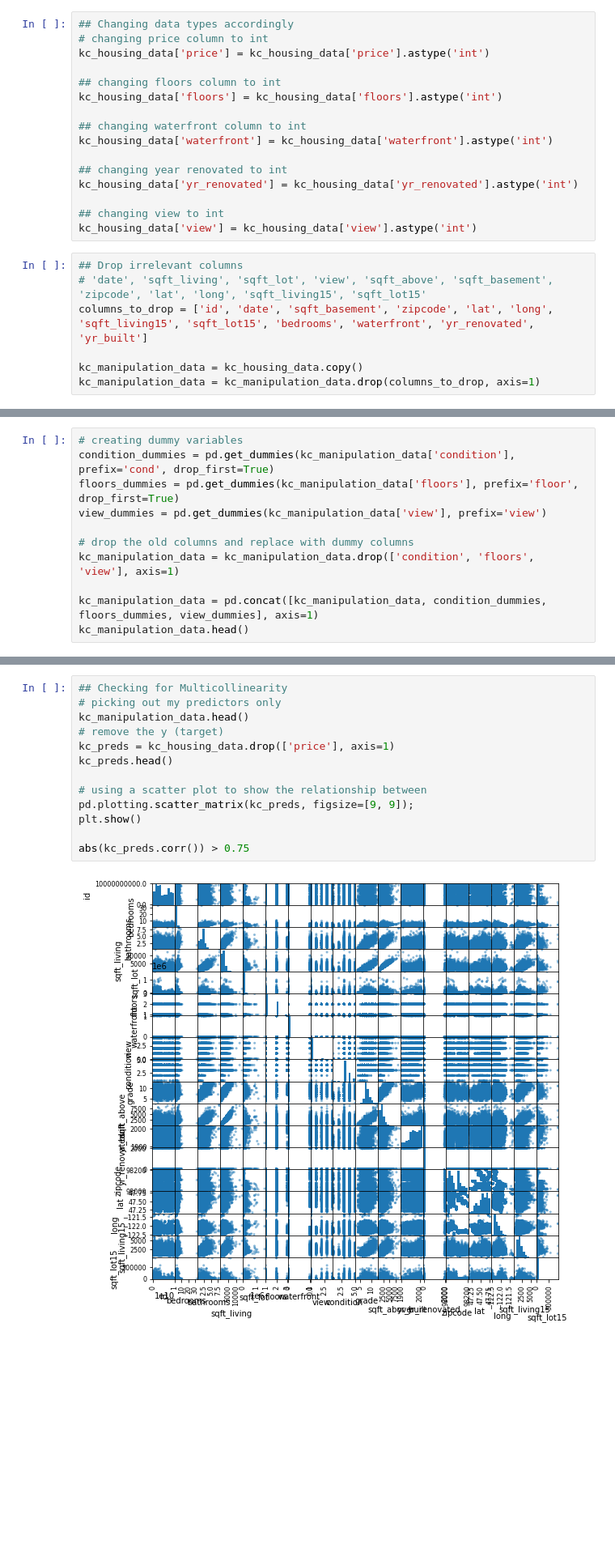
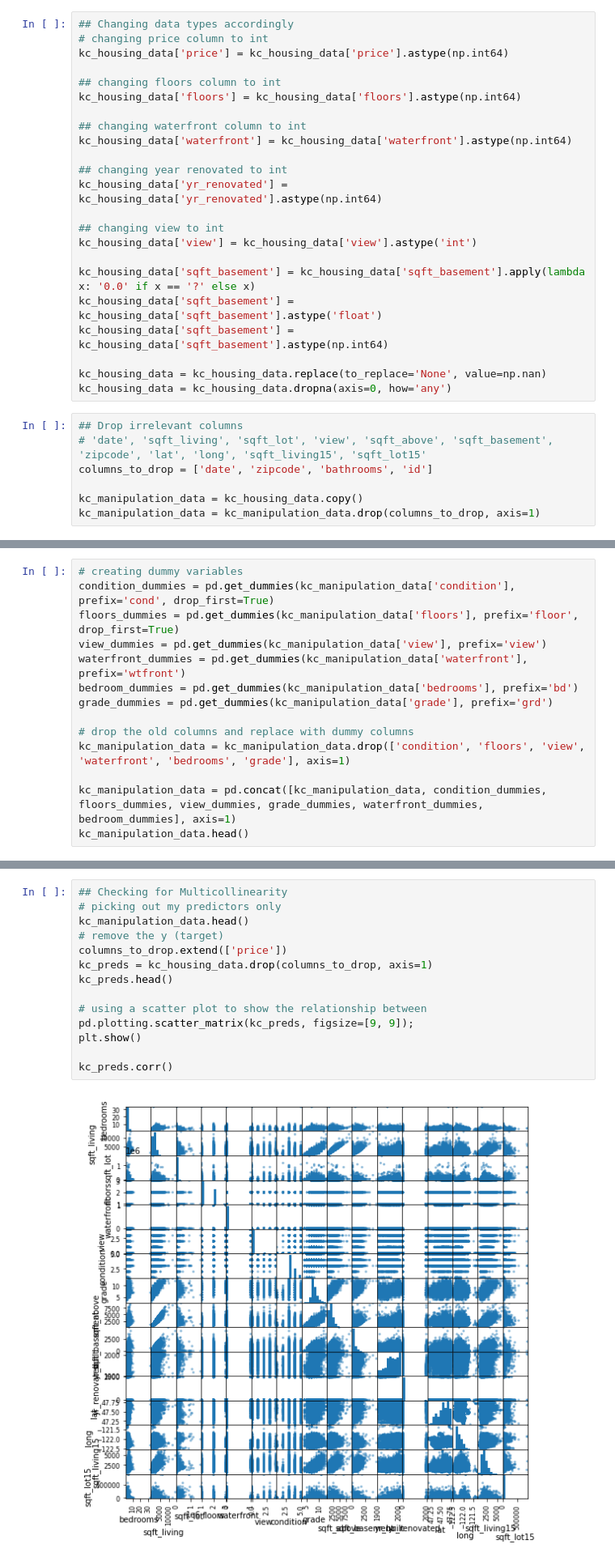
Before and after one commit to NicholusMagak/dsc-phase-2-project, a Jupyter notebook: student.ipynb, the cells around one changed output, grey strips where cells are left out. Shown at 81% size. Saved outputs shown, nothing was run; the diff lists cells and outputs as text; blank space fills up the shorter version.

```diff
--- a/student.ipynb
+++ b/student.ipynb
@@ -129,23 +129,30 @@ memory usage: 3.5+ MB
 # %%
 ## Changing data types accordingly
 # changing price column to int
-kc_housing_data['price'] = kc_housing_data['price'].astype('int')
+kc_housing_data['price'] = kc_housing_data['price'].astype(np.int64)
 
 ## changing floors column to int
-kc_housing_data['floors'] = kc_housing_data['floors'].astype('int')
+kc_housing_data['floors'] = kc_housing_data['floors'].astype(np.int64)
 
 ## changing waterfront column to int
-kc_housing_data['waterfront'] = kc_housing_data['waterfront'].astype('int')
+kc_housing_data['waterfront'] = kc_housing_data['waterfront'].astype(np.int64)
 
 ## changing year renovated to int
-kc_housing_data['yr_renovated'] = kc_housing_data['yr_renovated'].astype('int')
+kc_housing_data['yr_renovated'] = kc_housing_data['yr_renovated'].astype(np.int64)
 
 ## changing view to int
 kc_housing_data['view'] = kc_housing_data['view'].astype('int')
+
+kc_housing_data['sqft_basement'] = kc_housing_data['sqft_basement'].apply(lambda x: '0.0' if x == '?' else x)
+kc_housing_data['sqft_basement'] = kc_housing_data['sqft_basement'].astype('float')
+kc_housing_data['sqft_basement'] = kc_housing_data['sqft_basement'].astype(np.int64)
+
+kc_housing_data = kc_housing_data.replace(to_replace='None', value=np.nan)
+kc_housing_data = kc_housing_data.dropna(axis=0, how='any')
 # %%
 ## Drop irrelevant columns
 # 'date', 'sqft_living', 'sqft_lot', 'view', 'sqft_above', 'sqft_basement', 'zipcode', 'lat', 'long', 'sqft_living15', 'sqft_lot15'
-columns_to_drop = ['id', 'date', 'sqft_basement', 'zipcode', 'lat', 'long', 'sqft_living15', 'sqft_lot15', 'bedrooms', 'waterfront', 'yr_renovated', 'yr_built']
+columns_to_drop = ['date', 'zipcode', 'bathrooms', 'id']
 
 kc_manipulation_data = kc_housing_data.copy()
 kc_manipulation_data = kc_manipulation_data.drop(columns_to_drop, axis=1)
@@ -170,10 +243,13 @@ for xcol, ax in zip([ 'condition', 'floors', 'view', 'grade'], axes):
 condition_dummies = pd.get_dummies(kc_manipulation_data['condition'], prefix='cond', drop_first=True)
 floors_dummies = pd.get_dummies(kc_manipulation_data['floors'], prefix='floor', drop_first=True)
 view_dummies = pd.get_dummies(kc_manipulation_data['view'], prefix='view')
+waterfront_dummies = pd.get_dummies(kc_manipulation_data['waterfront'], prefix='wtfront')
+bedroom_dummies = pd.get_dummies(kc_manipulation_data['bedrooms'], prefix='bd')
+grade_dummies = pd.get_dummies(kc_manipulation_data['grade'], prefix='grd')
 
 # drop the old columns and replace with dummy columns
-kc_manipulation_data = kc_manipulation_data.drop(['condition', 'floors', 'view'], axis=1)
+kc_manipulation_data = kc_manipulation_data.drop(['condition', 'floors', 'view', 'waterfront', 'bedrooms', 'grade'], axis=1)
 
-kc_manipulation_data = pd.concat([kc_manipulation_data, condition_dummies, floors_dummies, view_dummies], axis=1)
+kc_manipulation_data = pd.concat([kc_manipulation_data, condition_dummies, floors_dummies, view_dummies, grade_dummies, waterfront_dummies, bedroom_dummies], axis=1)
 kc_manipulation_data.head()
 # %% [output]
@@ -188,15 +265,16 @@ kc_manipulation_data.head()
 # %%
 ## Checking for Multicollinearity
 # picking out my predictors only
 kc_manipulation_data.head()
 # remove the y (target)
-kc_preds = kc_housing_data.drop(['price'], axis=1)
+columns_to_drop.extend(['price'])
+kc_preds = kc_housing_data.drop(columns_to_drop, axis=1)
 kc_preds.head()
 
 # using a scatter plot to show the relationship between
 pd.plotting.scatter_matrix(kc_preds, figsize=[9, 9]);
 plt.show()
 
-abs(kc_preds.corr()) > 0.75
+kc_preds.corr()
 # %% [output]
-[figure, old version]
+[figure, new version]
```
Also changed, not shown: parts of 23 cells of this notebook.
